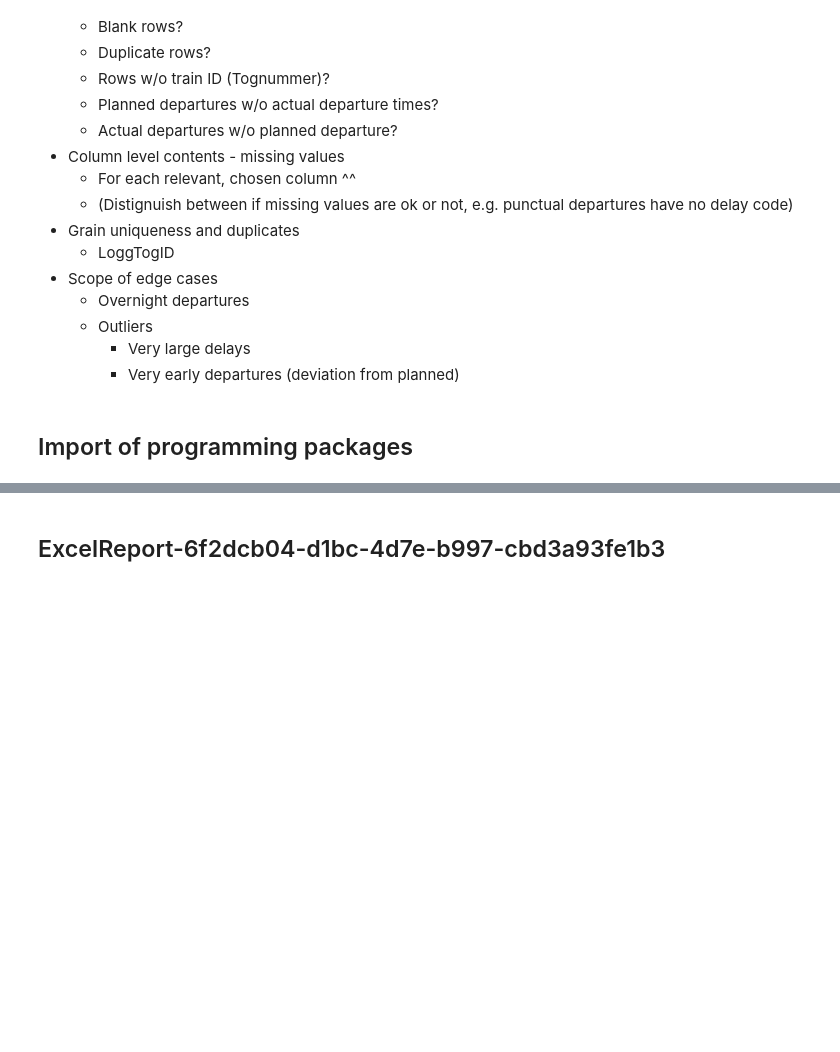
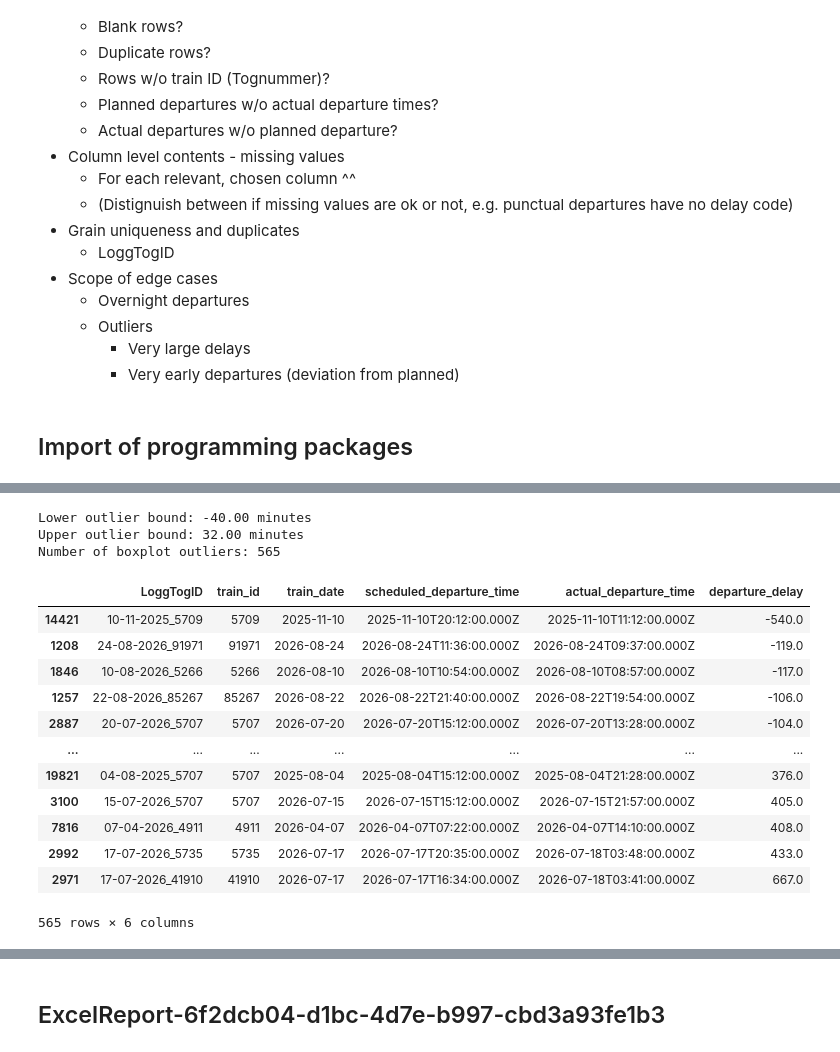
Before and after one commit to KriStrom/masteroppgave26SixSigmaDataanalyse, a Jupyter notebook: 01_measure_phase/01_01_data_quality_analysis.ipynb, the cells around one changed output, grey strips where cells are left out. Drawn from its saved outputs; the diff is of its cells as text; code cells hidden in the pictures; blank space fills up the shorter version.

```diff
--- a/01_measure_phase/01_01_data_quality_analysis.ipynb
+++ b/01_measure_phase/01_01_data_quality_analysis.ipynb
@@ -42,0 +630,46 @@ import pandas as pd
+# %%
+delay = df_vy_timings_filtered["departure_delay"].dropna()
+
+q1 = delay.quantile(0.25)
+q3 = delay.quantile(0.75)
+iqr = q3 - q1
+
+lower_bound = q1 - 1.5 * iqr
+upper_bound = q3 + 1.5 * iqr
+
+boxplot_outliers = df_vy_timings_filtered[
+    (df_vy_timings_filtered["departure_delay"] < lower_bound) |
+    (df_vy_timings_filtered["departure_delay"] > upper_bound)
+].sort_values("departure_delay")
+
+print(f"Lower outlier bound: {lower_bound:.2f} minutes")
+print(f"Upper outlier bound: {upper_bound:.2f} minutes")
+print(f"Number of boxplot outliers: {len(boxplot_outliers)}")
+
+boxplot_outliers[
+    [
+        "LoggTogID",
+        "train_id",
+        "train_date",
+        "scheduled_departure_time",
+        "actual_departure_time",
+        "departure_delay"
+    ]
+]
+# %% [output]
+Lower outlier bound: -40.00 minutes
+Upper outlier bound: 32.00 minutes
+Number of boxplot outliers: 565
+|  | LoggTogID | train_id | train_date | scheduled_departure_time | actual_departure_time | departure_delay |
+| 14421 | 10-11-2025_5709 | 5709 | 2025-11-10 | 2025-11-10T20:12:00.000Z | 2025-11-10T11:12:00.000Z | -540.0 |
+| 1208 | 24-08-2026_91971 | 91971 | 2026-08-24 | 2026-08-24T11:36:00.000Z | 2026-08-24T09:37:00.000Z | -119.0 |
+| 1846 | 10-08-2026_5266 | 5266 | 2026-08-10 | 2026-08-10T10:54:00.000Z | 2026-08-10T08:57:00.000Z | -117.0 |
+| 1257 | 22-08-2026_85267 | 85267 | 2026-08-22 | 2026-08-22T21:40:00.000Z | 2026-08-22T19:54:00.000Z | -106.0 |
+| 2887 | 20-07-2026_5707 | 5707 | 2026-07-20 | 2026-07-20T15:12:00.000Z | 2026-07-20T13:28:00.000Z | -104.0 |
+| ... | ... | ... | ... | ... | ... | ... |
+| 19821 | 04-08-2025_5707 | 5707 | 2025-08-04 | 2025-08-04T15:12:00.000Z | 2025-08-04T21:28:00.000Z | 376.0 |
+| 3100 | 15-07-2026_5707 | 5707 | 2026-07-15 | 2026-07-15T15:12:00.000Z | 2026-07-15T21:57:00.000Z | 405.0 |
+| 7816 | 07-04-2026_4911 | 4911 | 2026-04-07 | 2026-04-07T07:22:00.000Z | 2026-04-07T14:10:00.000Z | 408.0 |
+| 2992 | 17-07-2026_5735 | 5735 | 2026-07-17 | 2026-07-17T20:35:00.000Z | 2026-07-18T03:48:00.000Z | 433.0 |
+| 2971 | 17-07-2026_41910 | 41910 | 2026-07-17 | 2026-07-17T16:34:00.000Z | 2026-07-18T03:41:00.000Z | 667.0 |
+565 rows × 6 columns
```
Also changed, not shown: parts of 85 cells of this notebook.
